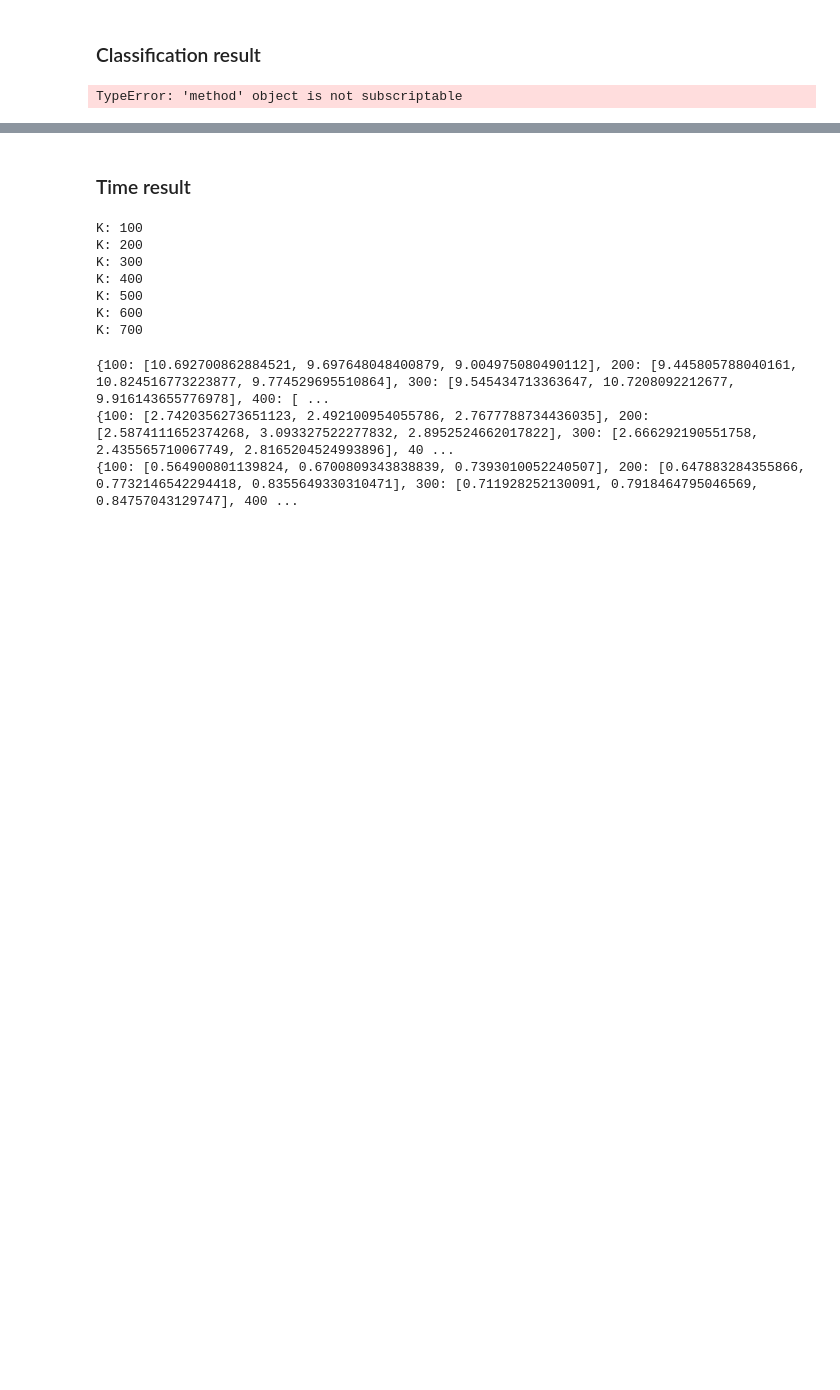
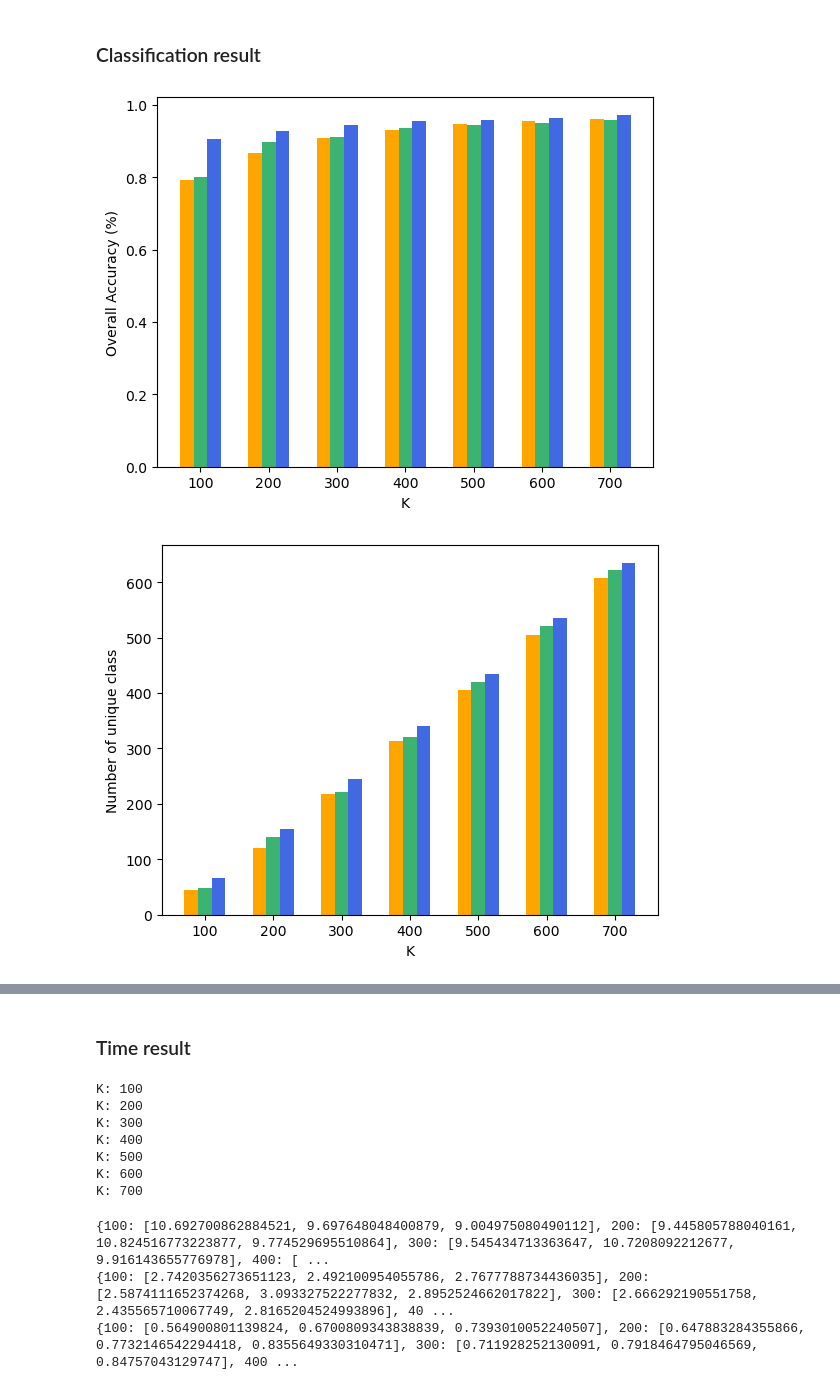
Before and after one commit to GeckSpy/M1-internship-SSGA, a Jupyter notebook: code/SPresult.ipynb, the cells around one changed output, grey strips where cells are left out. Saved outputs shown, nothing was run; the diff lists cells and outputs as text; code cells hidden in the pictures; blank space fills up the shorter version.

```diff
--- a/code/SPresult.ipynb
+++ b/code/SPresult.ipynb
@@ -202,15 +277,29 @@ plt.show()
 # %% [markdown]
 ### Classification result
 # %%
-coordinates = [(x,y) for x in range(N) for y in range(M)]
-labels = [usedDataset["gt"][coor] for coor in coordinates]
-infos = [[] for _ in range(len(datas))]
-for i,C in enumerate(SPClassifiers):
-    infos[i] = [
-        C.accuracy(coordinates, labels),
-        C.singleClassCount(),
-        C.averageProportion()
-    ]
-infos.insert(0, ["OA", "SingleClassCount", "AverageProportion"])
+size = len(ClassifierDic[Ks[0]])
+overallAccuracys = {K:[0 for _ in range(size)] for K in Ks}
+singleClassCounts = {K:[0 for _ in range(size)] for K in Ks}
+averageProportions = {K:[0 for _ in range(size)] for K in Ks}
+
+for K in Ks:
+    for i,C in enumerate(ClassifierDic[K]):
+        overallAccuracys[K][i] = C.overallAccuracy(usedDataset["gt"])
+        singleClassCounts[K][i] = C.singleClassCount()
+        averageProportions[K][i] = C.averageProportion()
-# %% [output]
-TypeError: 'method' object is not subscriptable
+# %%
+colors = ["orange", "mediumseagreen", "royalblue"]
+def plot_info(info, ylabel=""):
+    for k,K in enumerate(Ks):
+        for d in range(size):
+            plt.bar(K+ d*20 -20, info[K][d], color=colors[d], width=20)
+    plt.xlabel("K")
+    plt.ylabel(ylabel)
+    plt.show()
+
+plot_info(overallAccuracys, "Overall Accuracy (%)")
+plot_info(singleClassCounts, "Number of unique class")
+plot_info(averageProportions, "Average proportions of each SP (%)")
+# %% [output]
+[figure, added]
+[figure, added]
```
Also changed, not shown: parts of 22 cells of this notebook, 2 other files.
